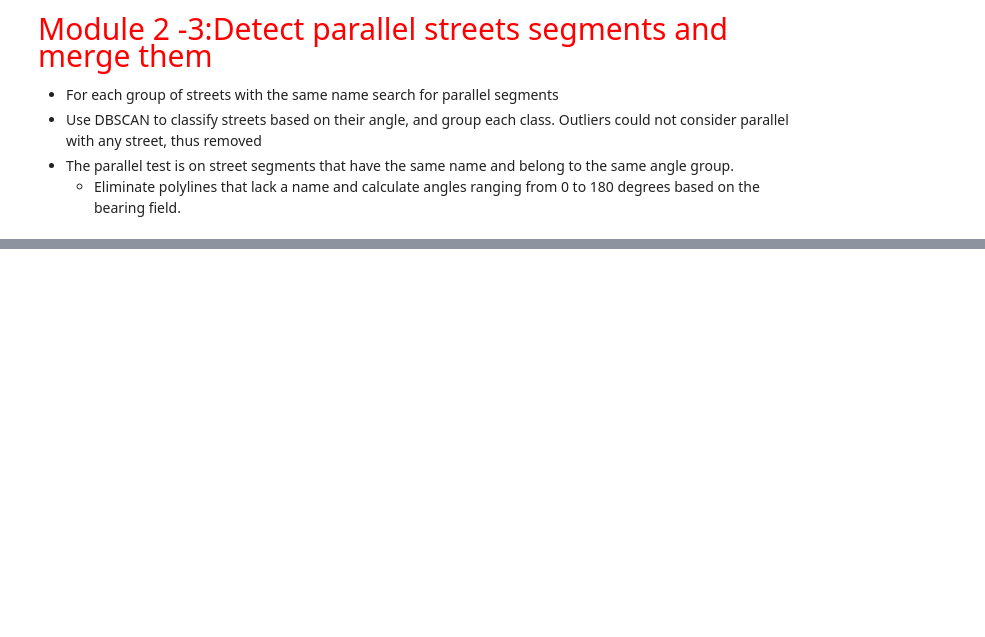
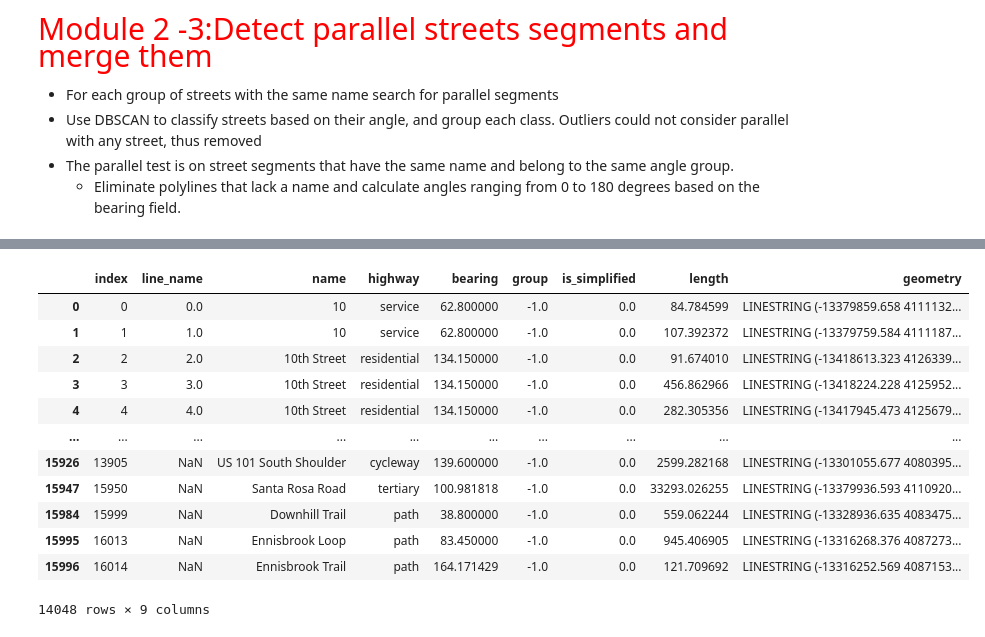
Before and after one commit to achic19/SOD0, a Jupyter notebook: Code/main_file.ipynb, the cells around one changed output, grey strips where cells are left out. Cells and saved outputs as stored; diff of their text form; code cells hidden in the pictures; blank space fills up the shorter version.

```diff
--- a/Code/main_file.ipynb
+++ b/Code/main_file.ipynb
@@ -642,0 +812,16 @@ create new files
+# %%
+network_new
+# %% [output]
+|  | index | line_name | name | highway | bearing | group | is_simplified | length | geometry |
+| 0 | 0 | 0.0 | 10 | service | 62.800000 | -1.0 | 0.0 | 84.784599 | LINESTRING (-13379859.658 4111132... |
+| 1 | 1 | 1.0 | 10 | service | 62.800000 | -1.0 | 0.0 | 107.392372 | LINESTRING (-13379759.584 4111187... |
+| 2 | 2 | 2.0 | 10th Street | residential | 134.150000 | -1.0 | 0.0 | 91.674010 | LINESTRING (-13418613.323 4126339... |
+| 3 | 3 | 3.0 | 10th Street | residential | 134.150000 | -1.0 | 0.0 | 456.862966 | LINESTRING (-13418224.228 4125952... |
+| 4 | 4 | 4.0 | 10th Street | residential | 134.150000 | -1.0 | 0.0 | 282.305356 | LINESTRING (-13417945.473 4125679... |
+| ... | ... | ... | ... | ... | ... | ... | ... | ... | ... |
+| 15926 | 13905 | NaN | US 101 South Shoulder | cycleway | 139.600000 | -1.0 | 0.0 | 2599.282168 | LINESTRING (-13301055.677 4080395... |
+| 15947 | 15950 | NaN | Santa Rosa Road | tertiary | 100.981818 | -1.0 | 0.0 | 33293.026255 | LINESTRING (-13379936.593 4110920... |
+| 15984 | 15999 | NaN | Downhill Trail | path | 38.800000 | -1.0 | 0.0 | 559.062244 | LINESTRING (-13328936.635 4083475... |
+| 15995 | 16013 | NaN | Ennisbrook Loop | path | 83.450000 | -1.0 | 0.0 | 945.406905 | LINESTRING (-13316268.376 4087273... |
+| 15996 | 16014 | NaN | Ennisbrook Trail | path | 164.171429 | -1.0 | 0.0 | 121.709692 | LINESTRING (-13316252.569 4087153... |
+14048 rows × 9 columns
```
Also changed, not shown: parts of 2 cells of this notebook, 3 other files.
